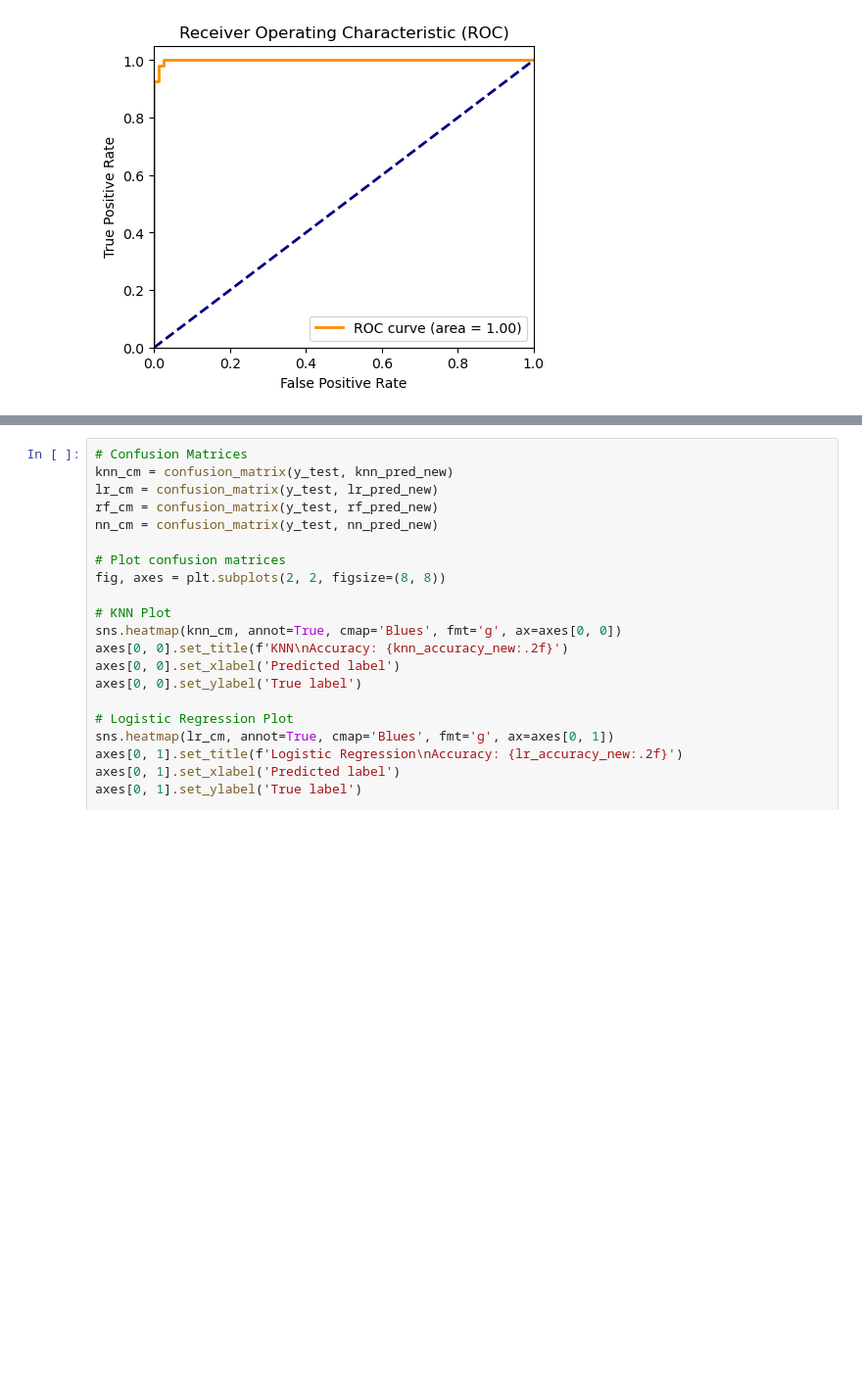
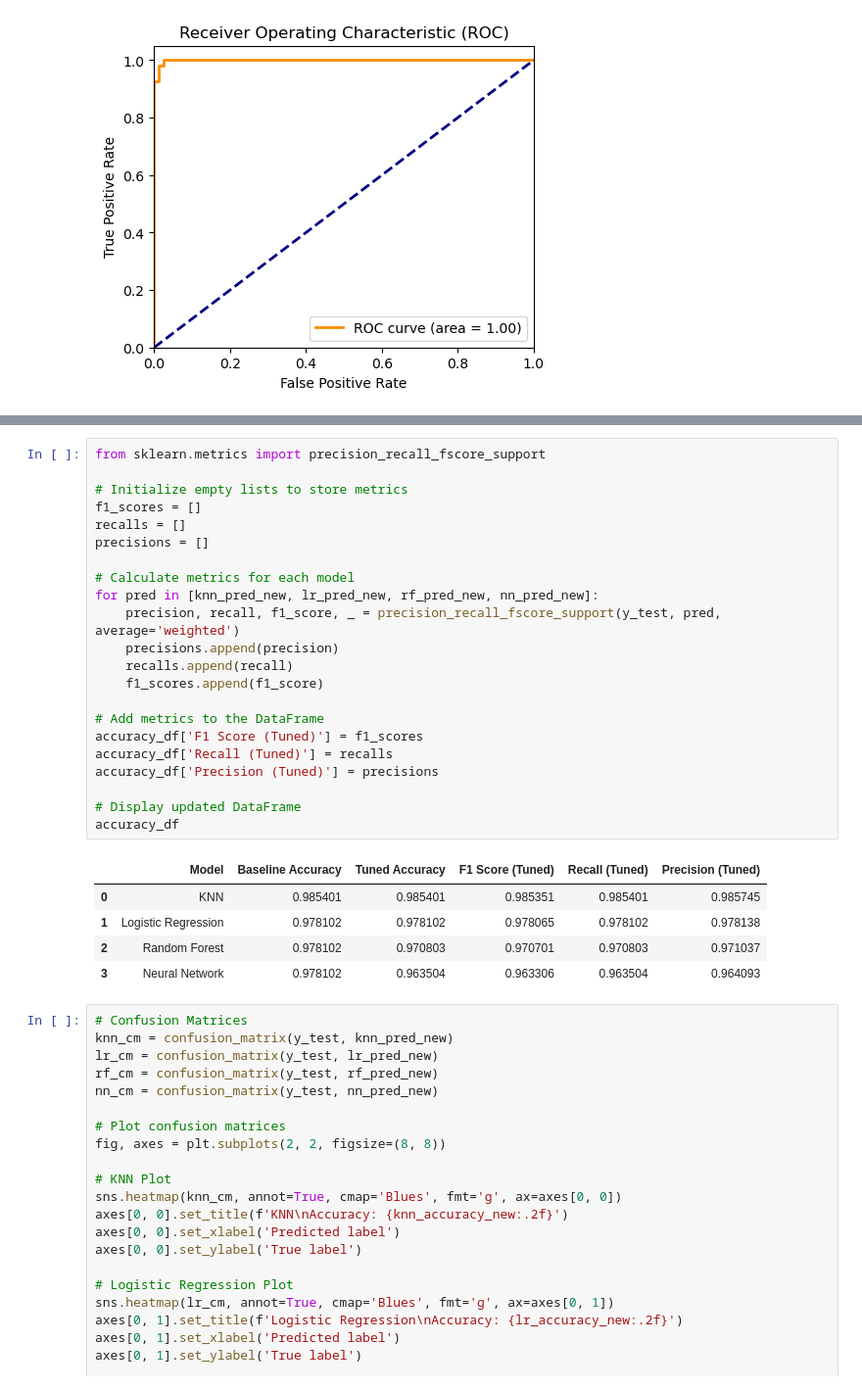
Before and after one commit to sarvesh-selvam/Breast-Cancer-Prediction, a Jupyter notebook: Breast Cancer Prediction (Code).ipynb, the cells around one changed output, grey strips where cells are left out. Shown at 98% size. Drawn from its saved outputs; the diff is of its cells as text; blank space fills up the shorter version.

```diff
--- a/Breast Cancer Prediction (Code).ipynb
+++ b/Breast Cancer Prediction (Code).ipynb
@@ -741,3 +730,31 @@ accuracy_df
+# %%
+from sklearn.metrics import precision_recall_fscore_support
+
+# Initialize empty lists to store metrics
+f1_scores = []
+recalls = []
+precisions = []
+
+# Calculate metrics for each model
+for pred in [knn_pred_new, lr_pred_new, rf_pred_new, nn_pred_new]:
+    precision, recall, f1_score, _ = precision_recall_fscore_support(y_test, pred, average='weighted')
+    precisions.append(precision)
+    recalls.append(recall)
+    f1_scores.append(f1_score)
+
+# Add metrics to the DataFrame
+accuracy_df['F1 Score (Tuned)'] = f1_scores
+accuracy_df['Recall (Tuned)'] = recalls
+accuracy_df['Precision (Tuned)'] = precisions
+
+# Display updated DataFrame
+accuracy_df
+# %% [output]
+|  | Model | Baseline Accuracy | Tuned Accuracy | F1 Score (Tuned) | Recall (Tuned) | Precision (Tuned) |
+| 0 | KNN | 0.985401 | 0.985401 | 0.985351 | 0.985401 | 0.985745 |
+| 1 | Logistic Regression | 0.978102 | 0.978102 | 0.978065 | 0.978102 | 0.978138 |
+| 2 | Random Forest | 0.978102 | 0.970803 | 0.970701 | 0.970803 | 0.971037 |
+| 3 | Neural Network | 0.978102 | 0.963504 | 0.963306 | 0.963504 | 0.964093 |
 # %%
 # Confusion Matrices
 knn_cm = confusion_matrix(y_test, knn_pred_new)
```
Also changed, not shown: parts of 11 cells of this notebook.
